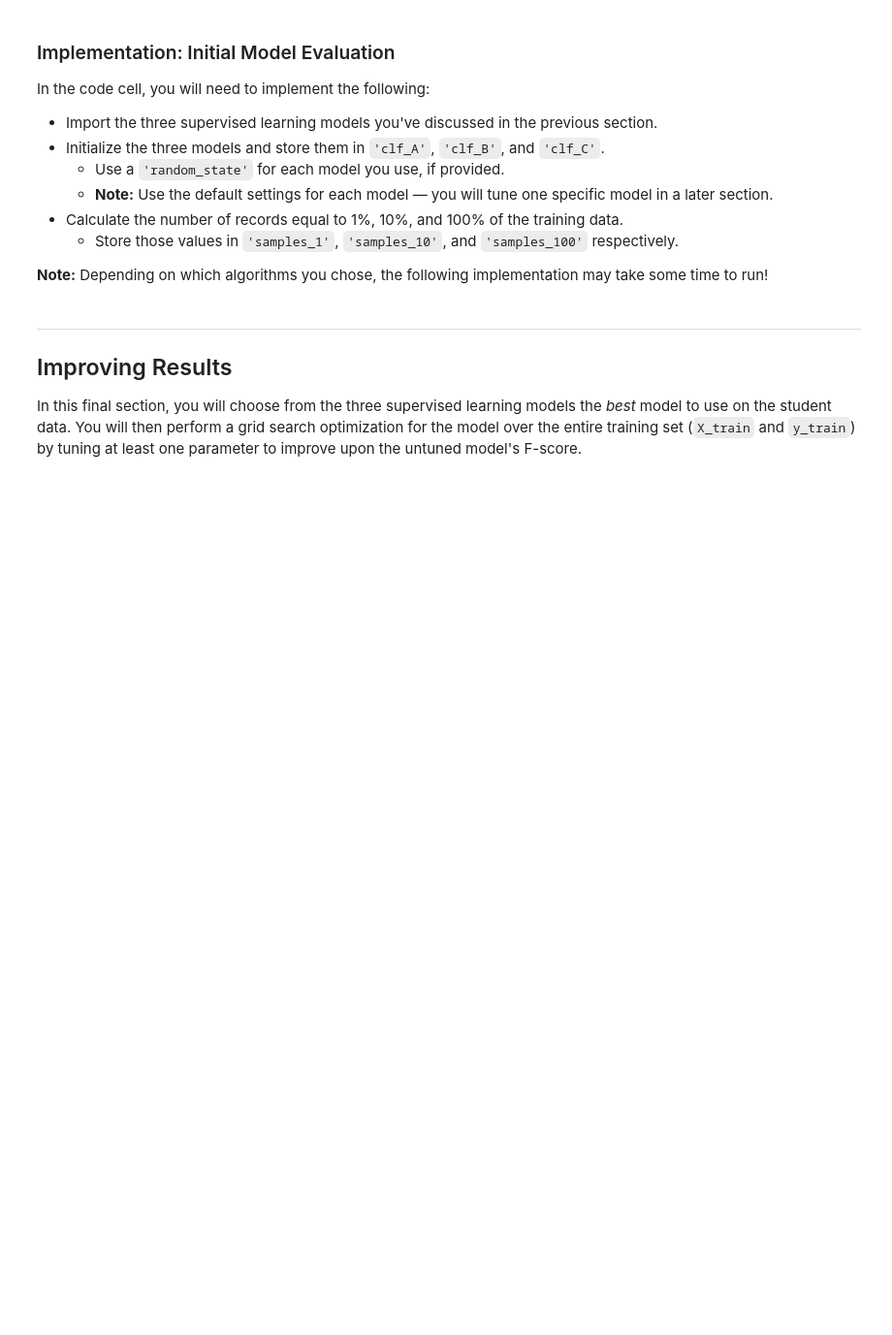
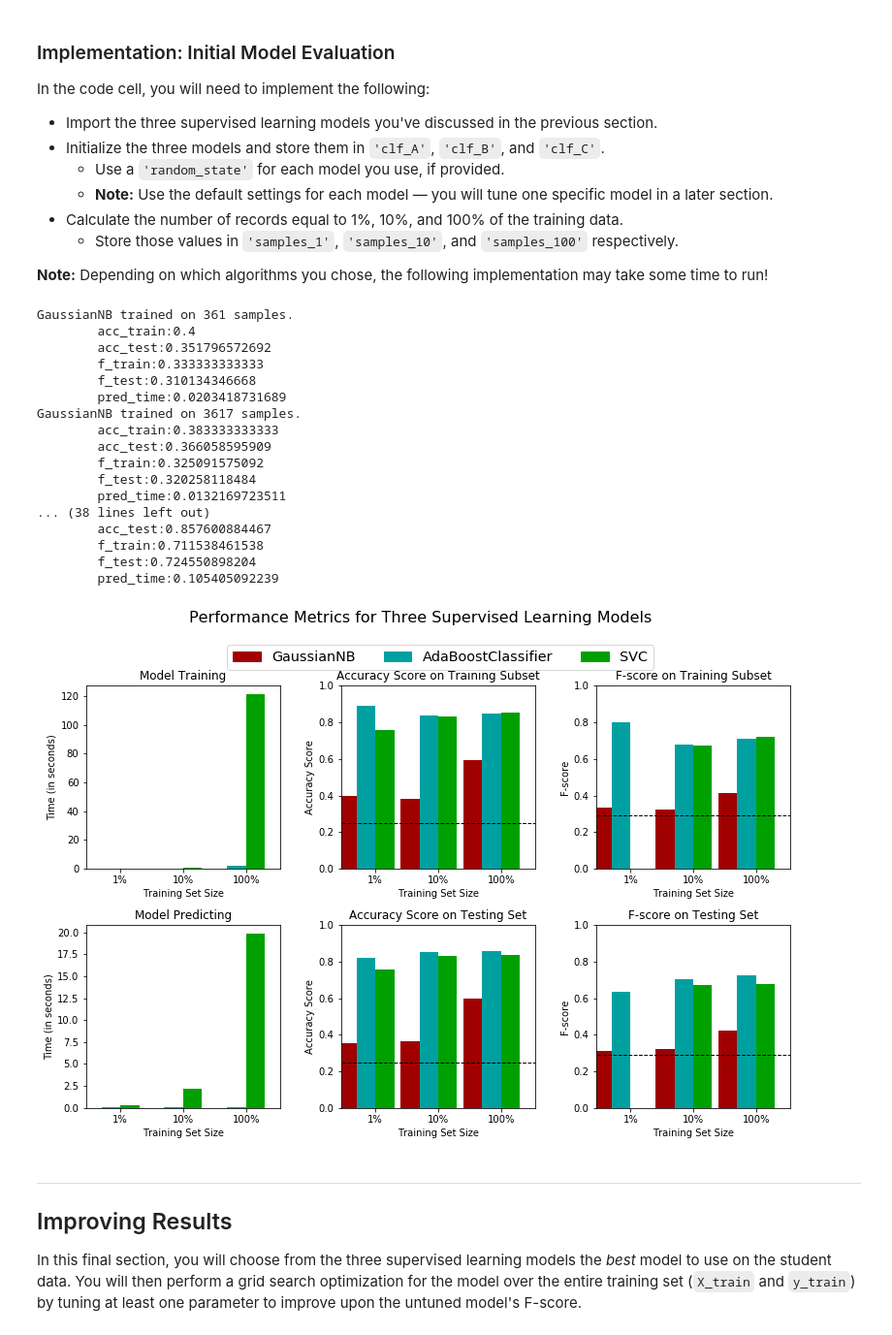
Before and after one commit to hammad93/machine-learning-projects, a Jupyter notebook: projects/finding_donors/finding_donors.ipynb, the cells around one changed output. Shown: that part at 97% size. Drawn from its saved outputs; the diff is of its cells as text; code cells hidden in the pictures; blank space fills up the shorter version.

Commit message:
Training and testing completed with initial analysis of performance and metrics

```diff
--- a/projects/finding_donors/finding_donors.ipynb
+++ b/projects/finding_donors/finding_donors.ipynb
@@ -161,14 +167,14 @@ Additionally, as with the non-numeric features, we need to convert the non-numer
    - Set records with "<=50K" to `0` and records with ">50K" to `1`.
 # %%
 # TODO: One-hot encode the 'features_log_minmax_transform' data using pandas.get_dummies()
-features_final = None
+features_final = pd.get_dummies(features_log_minmax_transform)
 
 # TODO: Encode the 'income_raw' data to numerical values
-income = None
+income = [1 if x == '>50K' else 0 for x in income_raw ]
 
 # Print the number of features after one-hot encoding
 encoded = list(features_final.columns)
 print "{} total features after one-hot encoding.".format(len(encoded))
 
 # Uncomment the following line to see the encoded feature names
-# print encoded
+#print encoded
@@ -285,6 +341,7 @@ In the code block below, you will need to implement the following:
    - Make sure that you set the `beta` parameter!
 # %%
 # TODO: Import two metrics from sklearn - fbeta_score and accuracy_score
+from sklearn.metrics import fbeta_score, accuracy_score
 
 def train_predict(learner, sample_size, X_train, y_train, X_test, y_test):
     '''
@@ -301,36 +358,38 @@ def train_predict(learner, sample_size, X_train, y_train, X_test, y_test):
 
     # TODO: Fit the learner to the training data using slicing with 'sample_size' using .fit(training_features[:], training_labels[:])
     start = time() # Get start time
-    learner = None
+    learner = learner.fit(X_train[:sample_size], y_train[:sample_size])
     end = time() # Get end time
 
     # TODO: Calculate the training time
-    results['train_time'] = None
+    results['train_time'] = end - start
 
     # TODO: Get the predictions on the test set(X_test),
     #       then get predictions on the first 300 training samples(X_train) using .predict()
     start = time() # Get start time
-    predictions_test = None
-    predictions_train = None
+    predictions_test = learner.predict(X_test) # Predictions from test set
+    predictions_train = learner.predict(X_train[:300]) # Predictions from the first 300 values in the training set
     end = time() # Get end time
 
     # TODO: Calculate the total prediction time
-    results['pred_time'] = None
+    results['pred_time'] = end - start #Note that we were predicting two different sets
 
     # TODO: Compute accuracy on the first 300 training samples which is y_train[:300]
-    results['acc_train'] = None
+    results['acc_train'] = accuracy_score(y_train[:300], predictions_train)
 
     # TODO: Compute accuracy on test set using accuracy_score()
-    results['acc_test'] = None
+    results['acc_test'] = accuracy_score(y_test, predictions_test)
 
     # TODO: Compute F-score on the the first 300 training samples using fbeta_score()
-    results['f_train'] = None
+    results['f_train'] = fbeta_score(y_train[:300], predictions_train, beta)
 
     # TODO: Compute F-score on the test set which is y_test
-    results['f_test'] = None
+    results['f_test'] = fbeta_score(y_test, predictions_test, beta)
 
     # Success
     print "{} trained on {} samples.".format(learner.__class__.__name__, sample_size)
+    print "\tacc_train:{}\n\tacc_test:{}\n\tf_train:{}\n\tf_test:{}\n\tpred_time:{}".format(
+        results['acc_train'], results['acc_test'], results['f_train'], results['f_test'], results['pred_time'])
 
     # Return the results
     return results
@@ -348,30 +407,51 @@ In the code cell, you will need to implement the following:
 # %%
 # TODO: Import the three supervised learning models from sklearn
 
 # TODO: Initialize the three models
-clf_A = None
-clf_B = None
-clf_C = None
+clf_A = GaussianNB() # Gaussian Naive Bayes
+clf_B = SVC(degree = 3) # 3rd Degree Polynomial Support Vector Machine
+clf_C = AdaBoostClassifier() # Adaboost Ensemble Method
 
 # TODO: Calculate the number of samples for 1%, 10%, and 100% of the training data
 # HINT: samples_100 is the entire training set i.e. len(y_train)
 # HINT: samples_10 is 10% of samples_100
 # HINT: samples_1 is 1% of samples_100
-samples_100 = None
-samples_10 = None
-samples_1 = None
+# NOTE: For sample_10 and sample_1, Python 2.7 uses floor division to output an integer,
+#       whereas we can also multiply by the appropriate percent but it will return a float
+samples_100 = len(y_train)
+samples_10 = len(y_train) / 10
+samples_1 = len(y_train) / 100
 
 # Collect results on the learners
 results = {}
 for clf in [clf_A, clf_B, clf_C]:
     clf_name = clf.__class__.__name__
     results[clf_name] = {}
     for i, samples in enumerate([samples_1, samples_10, samples_100]):
         results[clf_name][i] = \
         train_predict(clf, samples, X_train, y_train, X_test, y_test)
 
 # Run metrics visualization for the three supervised learning models chosen
 vs.evaluate(results, accuracy, fscore)
+# %% [output]
+GaussianNB trained on 361 samples.
+        acc_train:0.4
+        acc_test:0.351796572692
+        f_train:0.333333333333
+        f_test:0.310134346668
+        pred_time:0.0203418731689
+GaussianNB trained on 3617 samples.
+        acc_train:0.383333333333
+        acc_test:0.366058595909
+        f_train:0.325091575092
+        f_test:0.320258118484
+        pred_time:0.0132169723511
+... (38 lines left out)
+        acc_test:0.857600884467
+        f_train:0.711538461538
+        f_test:0.724550898204
+        pred_time:0.105405092239
+[figure, added]
 # %% [markdown]
 ----
 ## Improving Results
```
Also changed, not shown: parts of 8 cells of this notebook.
